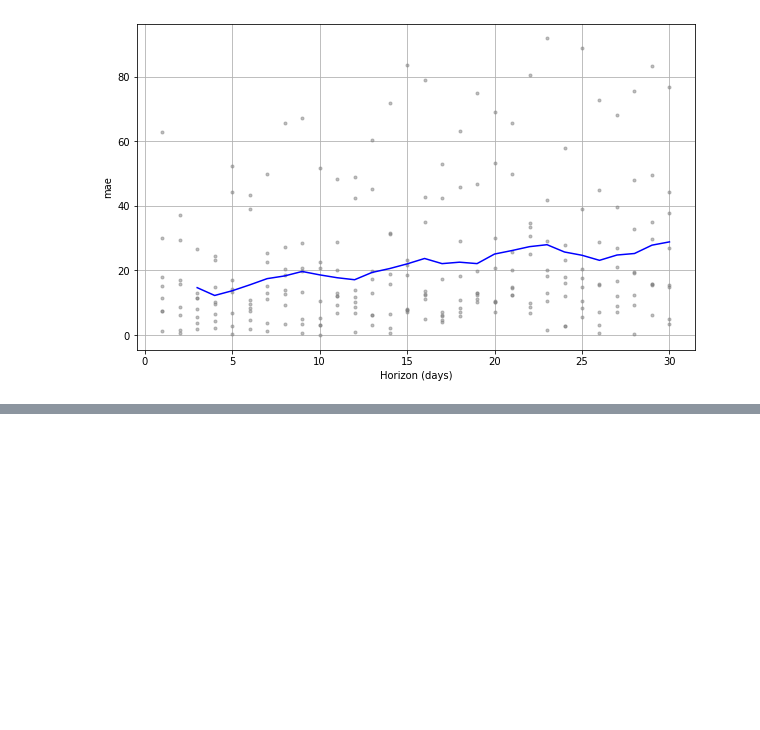
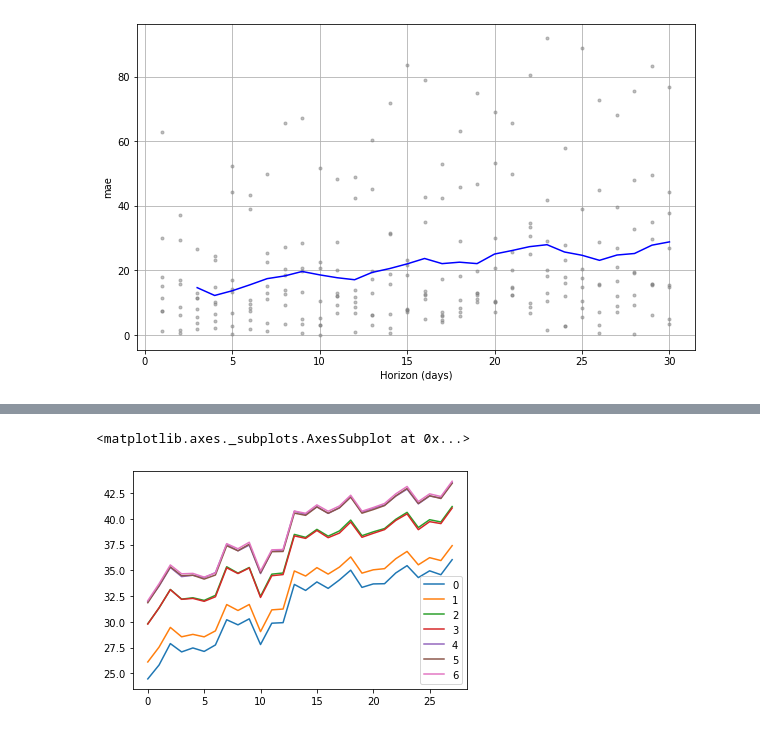
Before and after one commit to rodrigodemend/Previsao_Covid, a Jupyter notebook: Notebooks/Importação_e_Limpeza_dos_dados_de_Covid_19.ipynb, the cells around one changed output, grey strips where cells are left out. Drawn from its saved outputs; the diff is of its cells as text; code cells hidden in the pictures; blank space fills up the shorter version.

```diff
--- a/Notebooks/Importação_e_Limpeza_dos_dados_de_Covid_19.ipynb
+++ b/Notebooks/Importação_e_Limpeza_dos_dados_de_Covid_19.ipynb
@@ -356,0 +354,18 @@ df_p[['rmse', 'mae']].plot()
+# %%
+from sklearn.model_selection import ParameterGrid
+params_grid = {'n_changepoints':[i for i in range(5, 85, 5)],
+               'changepoint_prior_scale':[i/1000 for i in range(1, 500, 5)]}
+grid = ParameterGrid(params_grid)
+
+MAE = pd.DataFrame()
+RMSE = pd.DataFrame()
+
+for i in range(len(grid)):
+  V1_modelo = Prophet(**grid[i])
+  V1_modelo.fit(df)
+  V1_df_cv = cross_validation(V1_modelo, initial='400 days', period='30 days', horizon='30 days')
+  V1_df_p = performance_metrics(V1_df_cv)
+  MAE[str(i)] = V1_df_p['mae']
+  RMSE[str(i)] = V1_df_p['rmse']
+  if i > 5:
+    break
@@ -356,0 +424,5 @@ df_p[['rmse', 'mae']].plot()
+# %%
+MAE.plot()
+# %% [output]
+<matplotlib.axes._subplots.AxesSubplot at 0x...>
+[figure, added]
```
Also changed, not shown: parts of 7 cells of this notebook.
